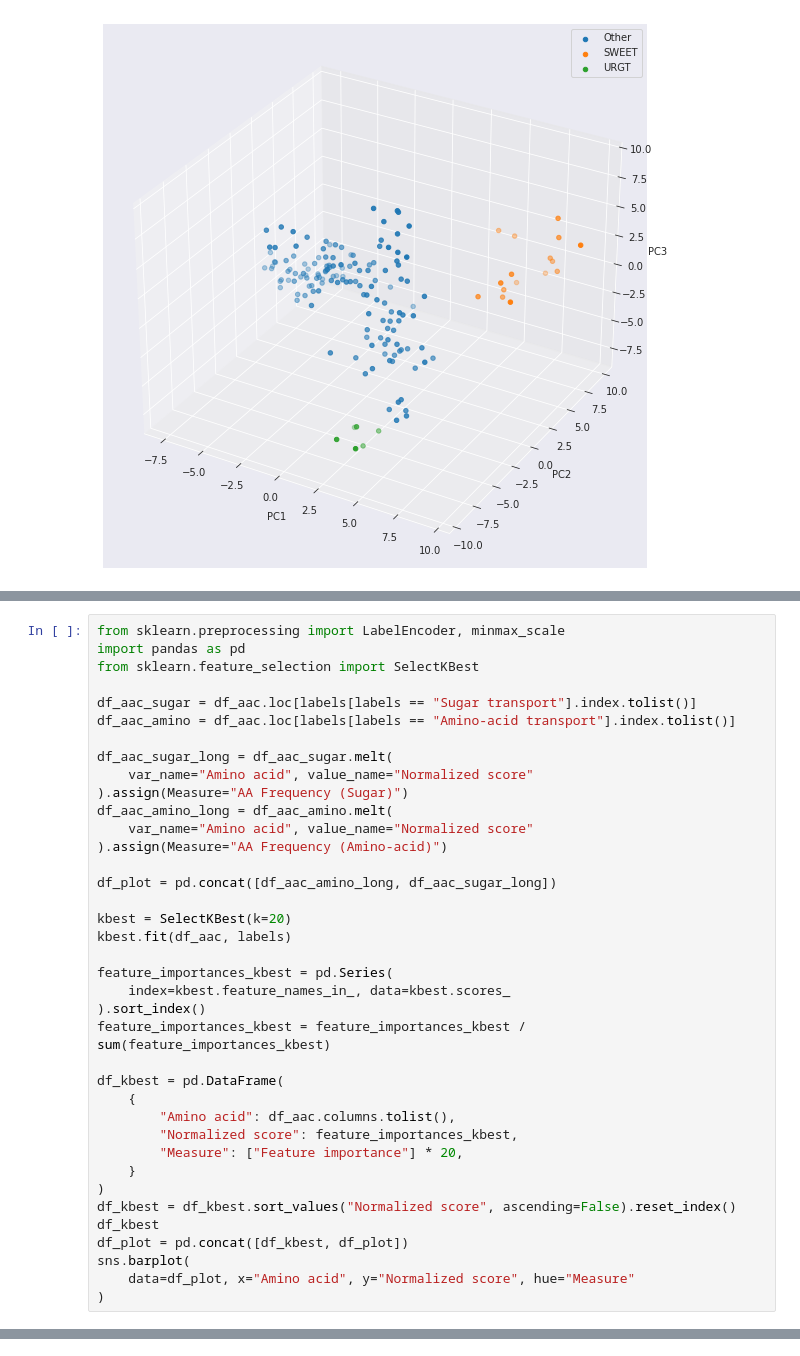
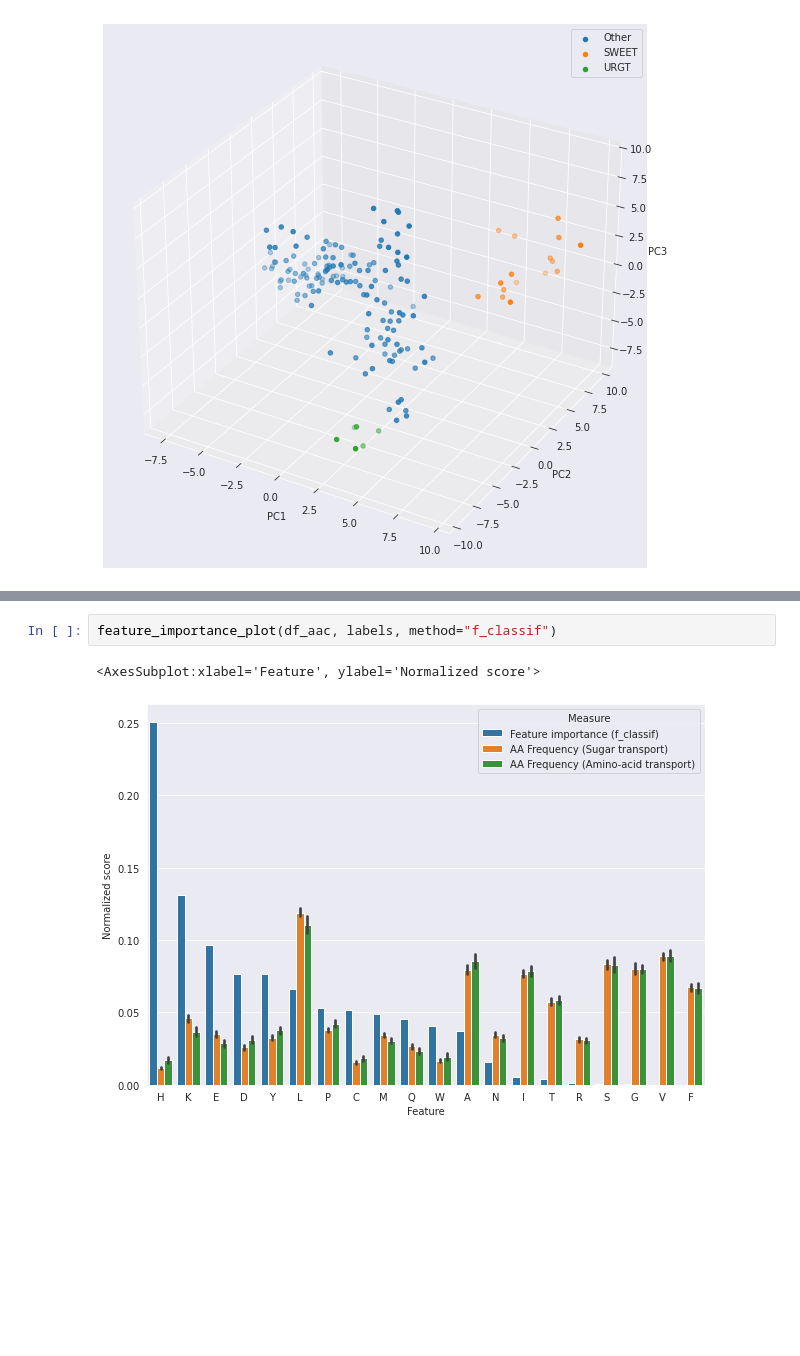
Before and after one commit to adenger/subpred3, a Jupyter notebook: notebooks/athaliana_02_dataset_analysis.ipynb, the cells around one changed output, grey strips where cells are left out. Drawn from its saved outputs; the diff is of its cells as text; blank space fills up the shorter version.

Commit message:
feature importance plot

```diff
--- a/notebooks/athaliana_02_dataset_analysis.ipynb
+++ b/notebooks/athaliana_02_dataset_analysis.ipynb
@@ -274,38 +273,0 @@ This looks different from the paper because we don't use clustering here. In the
-# %%
-from sklearn.preprocessing import LabelEncoder, minmax_scale
-import pandas as pd
-from sklearn.feature_selection import SelectKBest
-
-df_aac_sugar = df_aac.loc[labels[labels == "Sugar transport"].index.tolist()]
-df_aac_amino = df_aac.loc[labels[labels == "Amino-acid transport"].index.tolist()]
-
-df_aac_sugar_long = df_aac_sugar.melt(
-    var_name="Amino acid", value_name="Normalized score"
-).assign(Measure="AA Frequency (Sugar)")
-df_aac_amino_long = df_aac_amino.melt(
-    var_name="Amino acid", value_name="Normalized score"
-).assign(Measure="AA Frequency (Amino-acid)")
-
-df_plot = pd.concat([df_aac_amino_long, df_aac_sugar_long])
-
-kbest = SelectKBest(k=20)
-kbest.fit(df_aac, labels)
-
-feature_importances_kbest = pd.Series(
-    index=kbest.feature_names_in_, data=kbest.scores_
-).sort_index()
-feature_importances_kbest = feature_importances_kbest / sum(feature_importances_kbest)
-
-df_kbest = pd.DataFrame(
-    {
-        "Amino acid": df_aac.columns.tolist(),
-        "Normalized score": feature_importances_kbest,
-        "Measure": ["Feature importance"] * 20,
-    }
-)
-df_kbest = df_kbest.sort_values("Normalized score", ascending=False).reset_index()
-df_kbest
-df_plot = pd.concat([df_kbest, df_plot])
-sns.barplot(
-    data=df_plot, x="Amino acid", y="Normalized score", hue="Measure"
-)
@@ -314,0 +274,5 @@ sns.barplot(
+# %%
+feature_importance_plot(df_aac, labels, method="f_classif")
+# %% [output]
+<AxesSubplot:xlabel='Feature', ylabel='Normalized score'>
+[figure, added]
```
Also changed, not shown: parts of 12 cells of this notebook, 1 other file.
